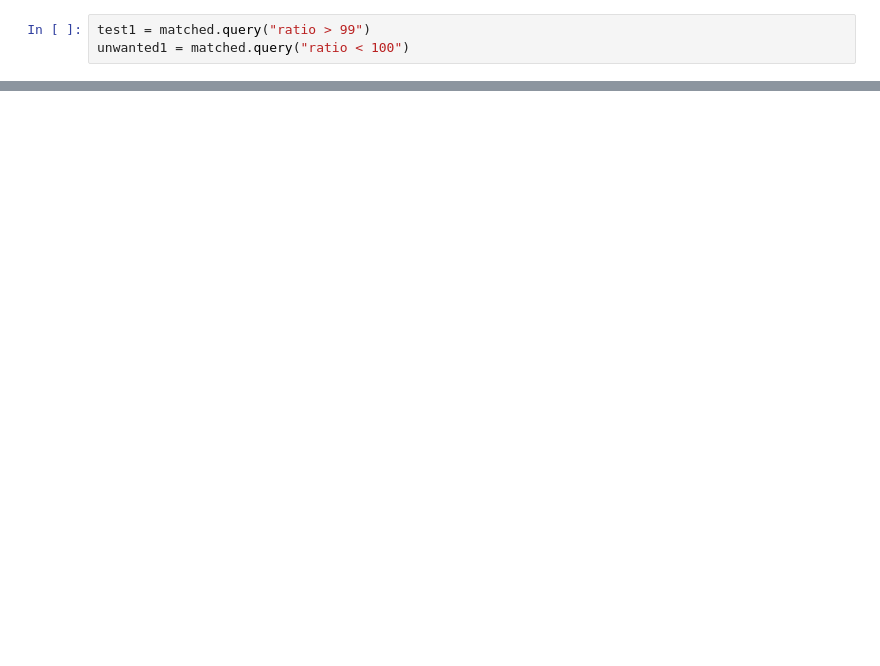
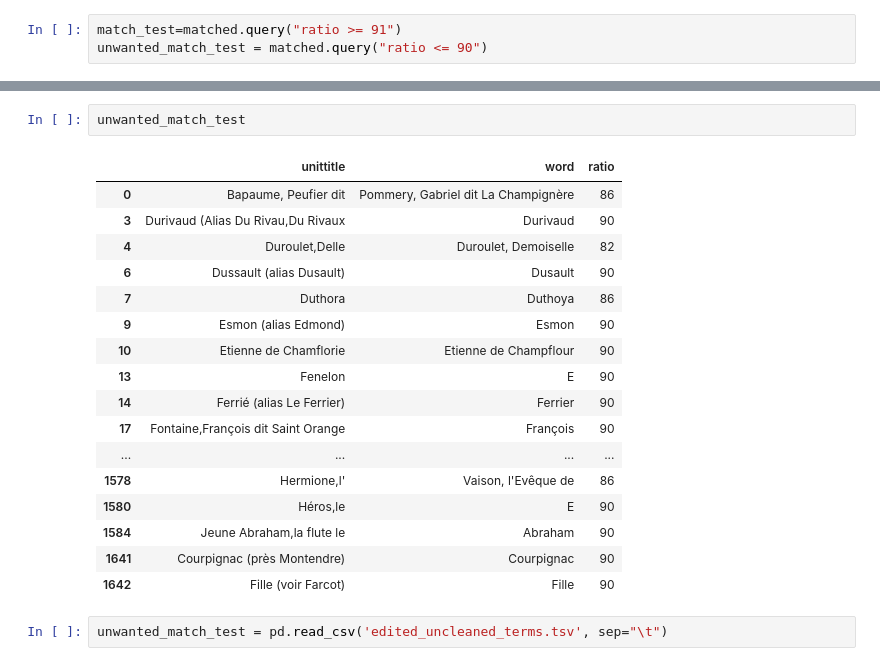
Before and after one commit to the0phil3/projet_ardouin, a Jupyter notebook: xl2sqlite/Reconnaisance/corpus_cleaning.ipynb, the cells around one changed output, grey strips where cells are left out. Saved outputs shown, nothing was run; the diff lists cells and outputs as text; blank space fills up the shorter version.

```diff
--- a/xl2sqlite/Reconnaisance/corpus_cleaning.ipynb
+++ b/xl2sqlite/Reconnaisance/corpus_cleaning.ipynb
@@ -34,3 +46,3 @@ sns.histplot(matched['ratio'], bins=20)
 # %%
-test1 = matched.query("ratio > 99")
-unwanted1 = matched.query("ratio < 100")
+match_test=matched.query("ratio >= 91")
+unwanted_match_test = matched.query("ratio <= 90")
@@ -86,0 +65,22 @@ unwanted1
+# %%
+unwanted_match_test
+# %% [output]
+|  | unittitle | word | ratio |
+| 0 | Bapaume, Peufier dit | Pommery, Gabriel dit La Champignère | 86 |
+| 3 | Durivaud (Alias Du Rivau,Du Rivaux | Durivaud | 90 |
+| 4 | Duroulet,Delle | Duroulet, Demoiselle | 82 |
+| 6 | Dussault (alias Dusault) | Dusault | 90 |
+| 7 | Duthora | Duthoya | 86 |
+| 9 | Esmon (alias Edmond) | Esmon | 90 |
+| 10 | Etienne de Chamflorie | Etienne de Champflour | 90 |
+| 13 | Fenelon | E | 90 |
+| 14 | Ferrié (alias Le Ferrier) | Ferrier | 90 |
+| 17 | Fontaine,François dit Saint Orange | François | 90 |
+| ... | ... | ... | ... |
+| 1578 | Hermione,l' | Vaison, l'Evêque de | 86 |
+| 1580 | Héros,le | E | 90 |
+| 1584 | Jeune Abraham,la flute le | Abraham | 90 |
+| 1641 | Courpignac (près Montendre) | Courpignac | 90 |
+| 1642 | Fille (voir Farcot) | Fille | 90 |
+# %%
+unwanted_match_test = pd.read_csv('edited_uncleaned_terms.tsv', sep="\t")
```
Also changed, not shown: parts of 26 cells of this notebook, 17 other files.
